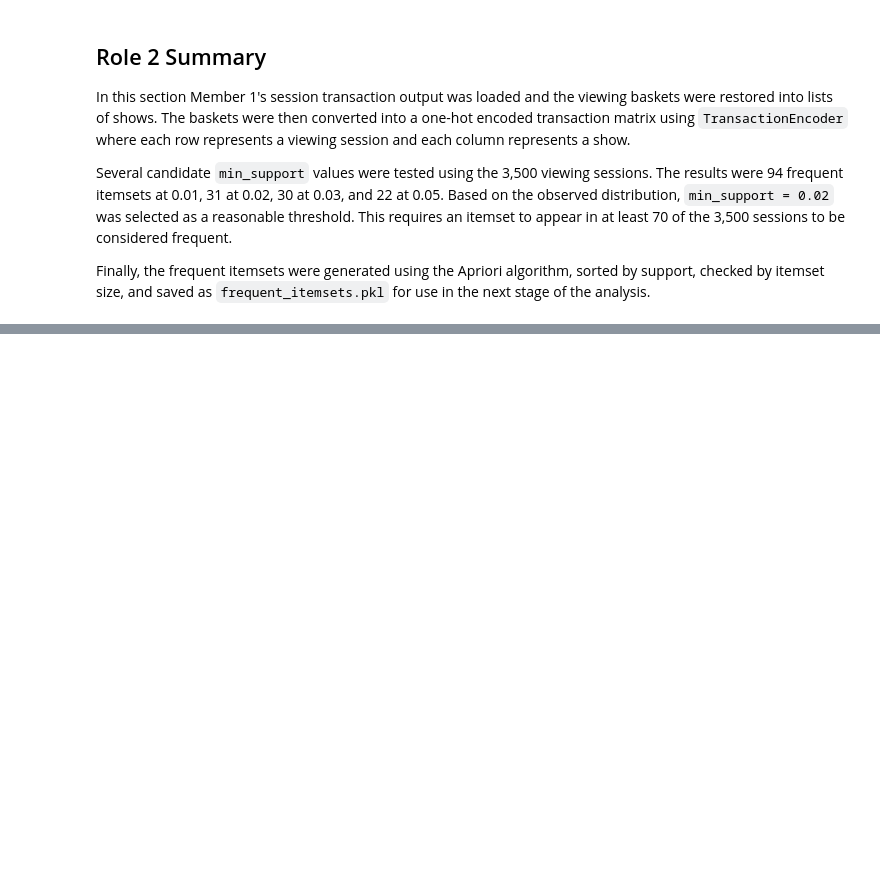
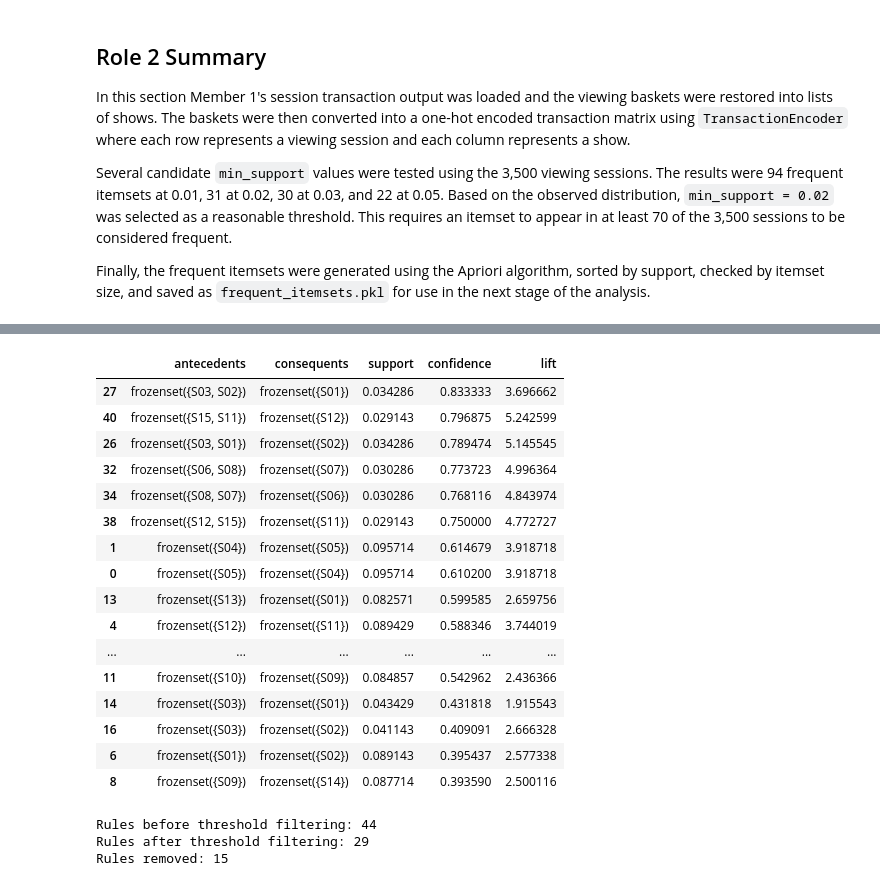
Before and after one commit to GraceChelangat/AssociationRuleMining-C1, a Jupyter notebook: notebooks/association_rule_mining.ipynb, the cells around one changed output, grey strips where cells are left out. Saved outputs shown, nothing was run; the diff lists cells and outputs as text; code cells hidden in the pictures; blank space fills up the shorter version.

```diff
--- a/notebooks/association_rule_mining.ipynb
+++ b/notebooks/association_rule_mining.ipynb
@@ -457,0 +605,49 @@ Finally, the frequent itemsets were generated using the Apriori algorithm, sorte
+# %%
+# Inspect the strongest rules
+
+rules_all[
+    ["antecedents", "consequents", "support", "confidence", "lift"]
+].sort_values(
+    ["confidence", "lift"],
+    ascending=False
+).head(20)
+# %% [output]
+|  | antecedents | consequents | support | confidence | lift |
+| 27 | frozenset({S03, S02}) | frozenset({S01}) | 0.034286 | 0.833333 | 3.696662 |
+| 40 | frozenset({S15, S11}) | frozenset({S12}) | 0.029143 | 0.796875 | 5.242599 |
+| 26 | frozenset({S03, S01}) | frozenset({S02}) | 0.034286 | 0.789474 | 5.145545 |
+| 32 | frozenset({S06, S08}) | frozenset({S07}) | 0.030286 | 0.773723 | 4.996364 |
+| 34 | frozenset({S08, S07}) | frozenset({S06}) | 0.030286 | 0.768116 | 4.843974 |
+| 38 | frozenset({S12, S15}) | frozenset({S11}) | 0.029143 | 0.750000 | 4.772727 |
+| 1 | frozenset({S04}) | frozenset({S05}) | 0.095714 | 0.614679 | 3.918718 |
+| 0 | frozenset({S05}) | frozenset({S04}) | 0.095714 | 0.610200 | 3.918718 |
+| 13 | frozenset({S13}) | frozenset({S01}) | 0.082571 | 0.599585 | 2.659756 |
+| 4 | frozenset({S12}) | frozenset({S11}) | 0.089429 | 0.588346 | 3.744019 |
+| ... | ... | ... | ... | ... | ... |
+| 11 | frozenset({S10}) | frozenset({S09}) | 0.084857 | 0.542962 | 2.436366 |
+| 14 | frozenset({S03}) | frozenset({S01}) | 0.043429 | 0.431818 | 1.915543 |
+| 16 | frozenset({S03}) | frozenset({S02}) | 0.041143 | 0.409091 | 2.666328 |
+| 6 | frozenset({S01}) | frozenset({S02}) | 0.089143 | 0.395437 | 2.577338 |
+| 8 | frozenset({S09}) | frozenset({S14}) | 0.087714 | 0.393590 | 2.500116 |
+# %%
+# 0.30 sits between the 25th percentile (0.265) and median (0.380)
+# It gives a reasonable balance: rules with very low confidence are removed
+MIN_CONFIDENCE = 0.30
+# minimum lift of 2 because the observed lift values were already high,
+# ranging from approximately 1.92 to 5.24,
+# and a lift of 2 represents a strong positive association.
+MIN_LIFT = 2.00
+
+#Apply the selected confidence and lift thresholds to filter the rules
+rules_filtered = rules_all[
+    (rules_all["confidence"] >= MIN_CONFIDENCE) &
+    (rules_all["lift"] >= MIN_LIFT)
+].copy().reset_index(drop=True)
+
+print("Rules before threshold filtering:", len(rules_all))
+print("Rules after threshold filtering:", len(rules_filtered))
+print("Rules removed:", len(rules_all) - len(rules_filtered))
+# %% [output]
+Rules before threshold filtering: 44
+Rules after threshold filtering: 29
+Rules removed: 15
```
Also changed, not shown: parts of 28 cells of this notebook, 3 other files.
